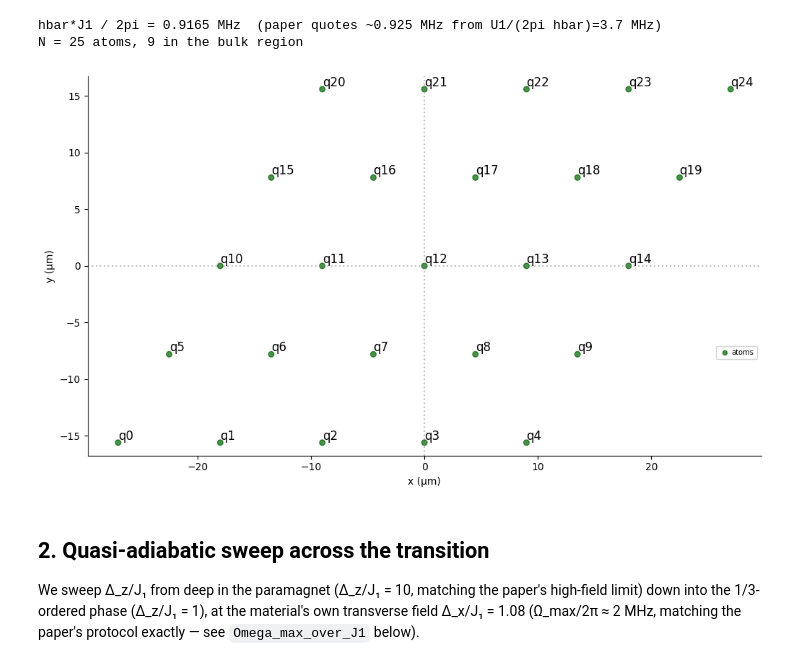
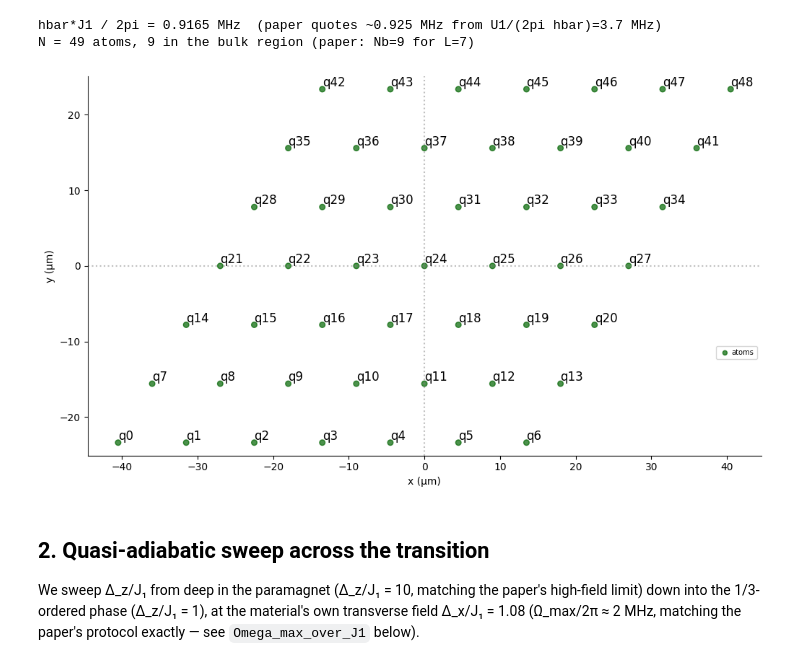
Before and after one commit to oyewodayo/tmmggao4_quantum_twin, a Jupyter notebook: notebooks/02_phase2a_material_twin.ipynb, the cells around one changed output. Cells and saved outputs as stored; diff of their text form; code cells hidden in the pictures.

```diff
--- a/notebooks/02_phase2a_material_twin.ipynb
+++ b/notebooks/02_phase2a_material_twin.ipynb
@@ -52,18 +51,22 @@ For a fast CPU demo we use a small bulk (`l_bulk=3`, one buffer row
 # %%
 device = mm.build_device(rydberg_level=75, min_atom_distance=4.0)
 r1 = 9.0  # um, paper's FM1 nearest-neighbour spacing
 J1 = mm.j1_from_device(device, r1)
 print(f"hbar*J1 / 2pi = {J1/(2*np.pi):.4f} MHz  (paper quotes ~0.925 MHz from U1/(2pi hbar)=3.7 MHz)")
 
-l_bulk, buffer_rows = 3, 1     # -> N=25 (fast CPU demo). Paper: buffer_rows=2 -> N=49.
+l_bulk, buffer_rows = 3, 2     # N=49, matches the paper's smallest reported system exactly
 register, is_bulk = mm.triangular_rhombus_register(l_bulk, r1, buffer_rows=buffer_rows)
-print(f"N = {len(register.qubits)} atoms, {is_bulk.sum()} in the bulk region")
+bulk_idx = np.where(is_bulk)[0]
+print(f"N = {len(register.qubits)} atoms, {is_bulk.sum()} in the bulk region (paper: Nb=9 for L=7)")
+
+names = list(register.qubits.keys())
+coords = np.array([register.qubits[n] for n in names])
 
 register.draw()
 # %% [output]
 hbar*J1 / 2pi = 0.9165 MHz  (paper quotes ~0.925 MHz from U1/(2pi hbar)=3.7 MHz)
-N = 25 atoms, 9 in the bulk region
+N = 49 atoms, 9 in the bulk region (paper: Nb=9 for L=7)
-[figure, old version]
+[figure, new version]
 # %% [markdown]
 ## 2. Quasi-adiabatic sweep across the transition
 
```
Also changed, not shown: parts of 17 cells of this notebook, 10 other files.
